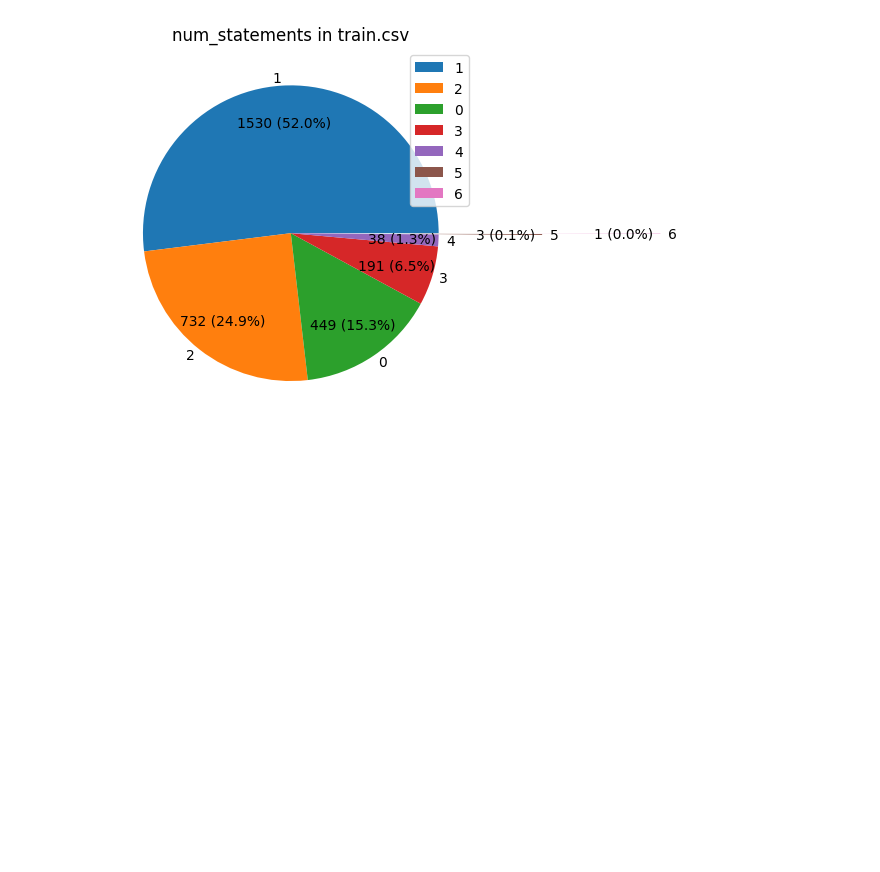
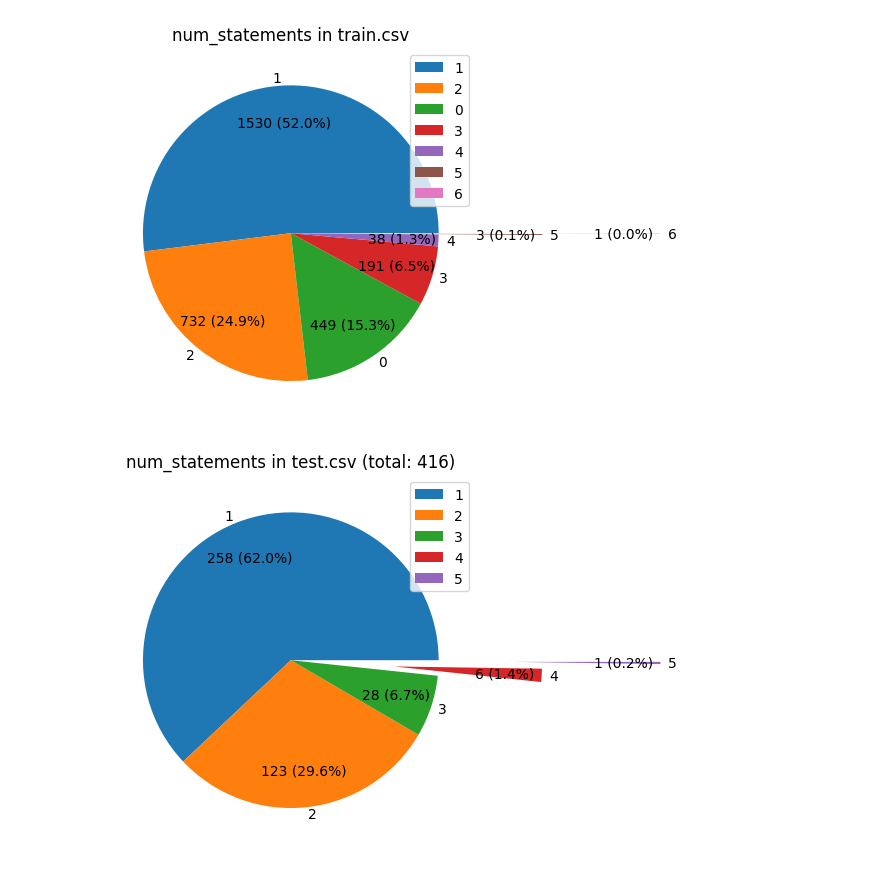
Before and after one commit to german-easy-to-read/statements, a Jupyter notebook: assets/jupyter/data.ipynb, the cells around one changed output. Saved outputs shown, nothing was run; the diff lists cells and outputs as text; code cells hidden in the pictures; blank space fills up the shorter version.

Commit message:
test data

```diff
--- a/assets/jupyter/data.ipynb
+++ b/assets/jupyter/data.ipynb
@@ -4,6 +4,7 @@ from matplotlib import pyplot as plt
 %matplotlib inline
 
 trial_df = pd.read_csv ('../../data/trial.csv')
+test_df = pd.read_csv ('../../data/test.csv')
 
 trial_df.head()
 # %% [output]
@@ -48,3 +49,24 @@ plt.legend()
 plt.show()
 # %% [output]
 [figure]
+# %%
+test_total = test_df['num_statements'].value_counts().values.sum()
+
+
+
+def fmt(x):
+    return '{:.0f} ({:.1f}%)'.format(test_total*x/100,x)
+
+
+plt.pie(test_df['num_statements'].value_counts().values,
+                    autopct=fmt,
+                    labels=test_df['num_statements'].value_counts().index,
+                    startangle=0,
+                    labeldistance=1.05,
+                    pctdistance=0.75,
+                    explode=[0, 0, 0,0.7,1.5])
+plt.title("num_statements in test.csv (total: "+str(test_total)+")")
+plt.legend()
+plt.show()
+# %% [output]
+[figure, added]
```
Also changed, not shown: 1 other file.
